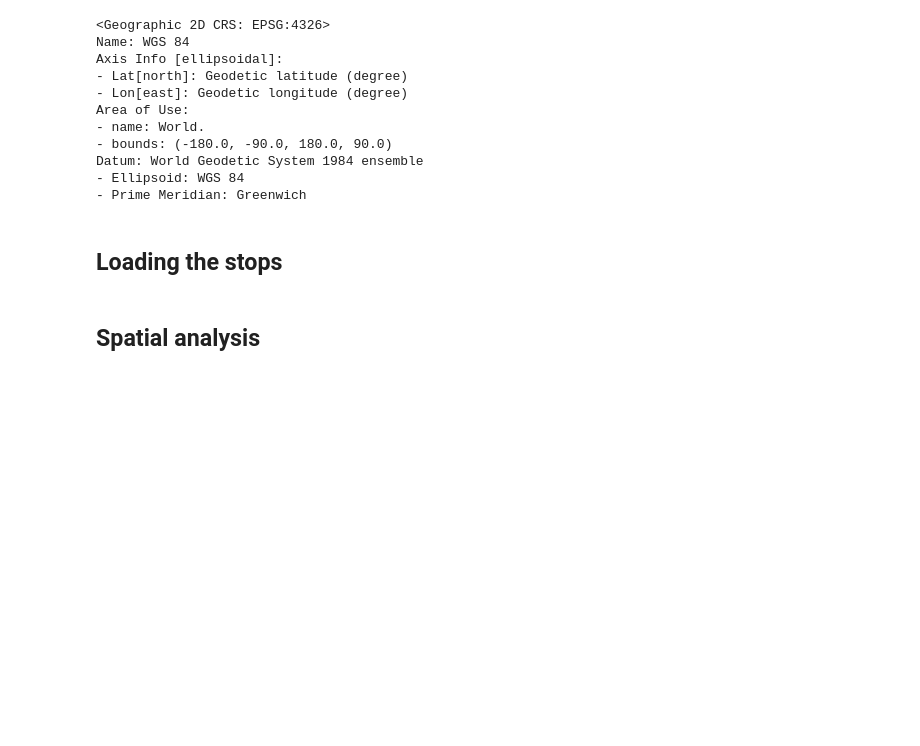
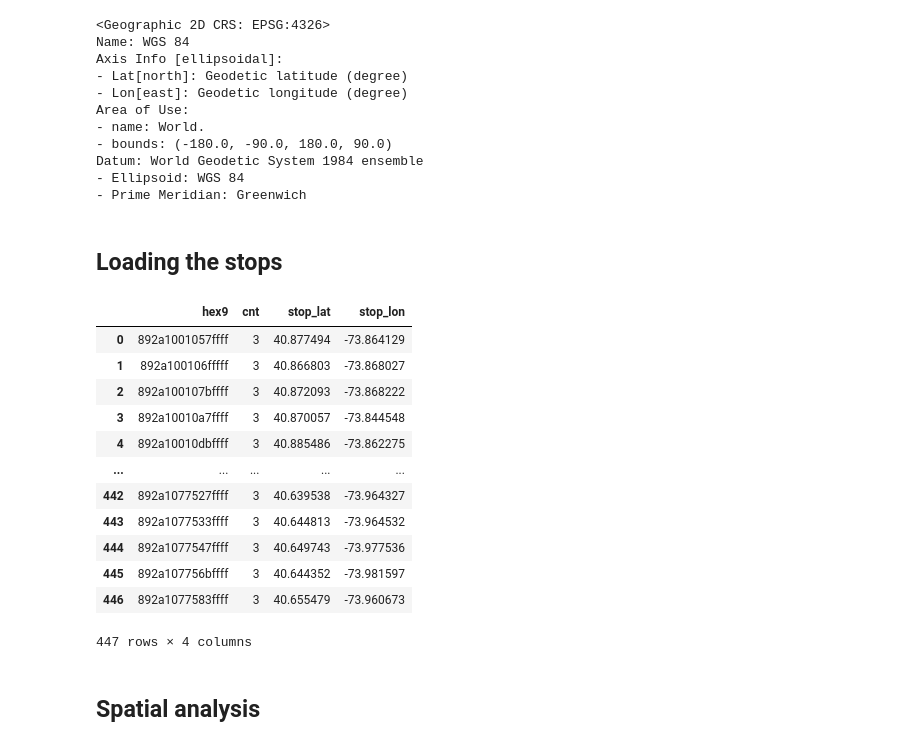
Before and after one commit to pmehler/us_transit_analysis, a Jupyter notebook: 03_census_analysis_regression.ipynb, the cells around one changed output. Drawn from its saved outputs; the diff is of its cells as text; code cells hidden in the pictures; blank space fills up the shorter version.

```diff
--- a/03_census_analysis_regression.ipynb
+++ b/03_census_analysis_regression.ipynb
@@ -535,6 +535,22 @@ stopsg = stops.groupby(hex_col).size().to_frame('cnt').reset_index()
 #find center of hex for visualization
 stopsg['stop_lat'] = stopsg[hex_col].apply(lambda x: h3.h3_to_geo(x)[0])
 stopsg['stop_lon'] = stopsg[hex_col].apply(lambda x: h3.h3_to_geo(x)[1])
+# %%
+stopsg
+# %% [output]
+|  | hex9 | cnt | stop_lat | stop_lon |
+| 0 | 892a1001057ffff | 3 | 40.877494 | -73.864129 |
+| 1 | 892a100106fffff | 3 | 40.866803 | -73.868027 |
+| 2 | 892a100107bffff | 3 | 40.872093 | -73.868222 |
+| 3 | 892a10010a7ffff | 3 | 40.870057 | -73.844548 |
+| 4 | 892a10010dbffff | 3 | 40.885486 | -73.862275 |
+| ... | ... | ... | ... | ... |
+| 442 | 892a1077527ffff | 3 | 40.639538 | -73.964327 |
+| 443 | 892a1077533ffff | 3 | 40.644813 | -73.964532 |
+| 444 | 892a1077547ffff | 3 | 40.649743 | -73.977536 |
+| 445 | 892a107756bffff | 3 | 40.644352 | -73.981597 |
+| 446 | 892a1077583ffff | 3 | 40.655479 | -73.960673 |
+447 rows × 4 columns
 # %% [markdown]
 ## Spatial analysis
 # %%
```
Also changed, not shown: 1 other file.
